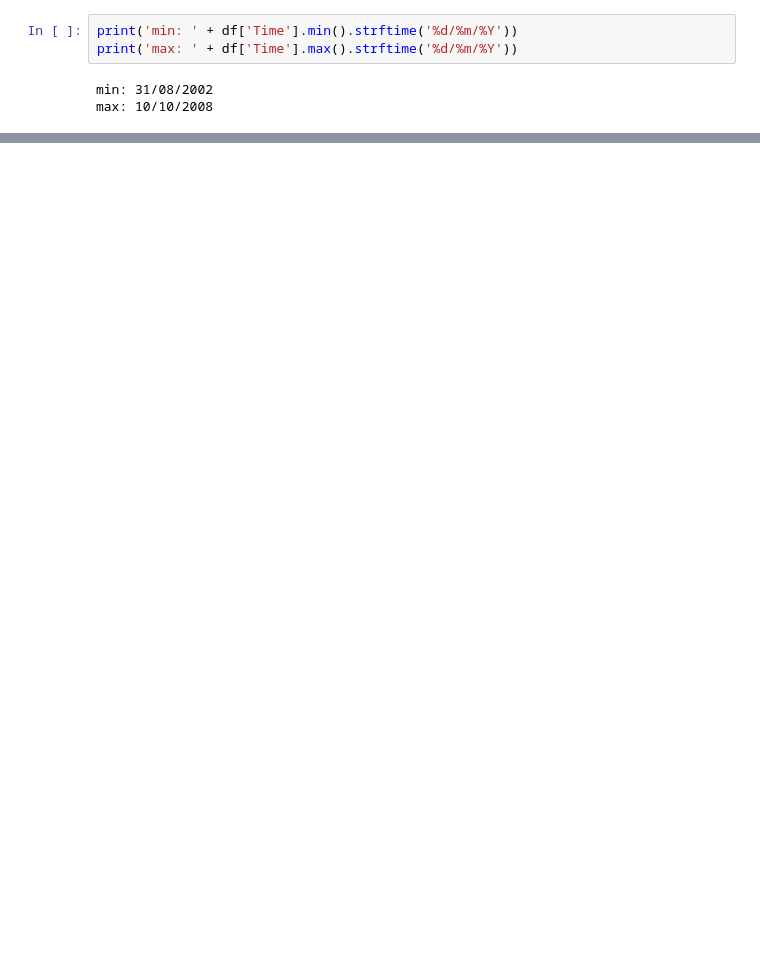
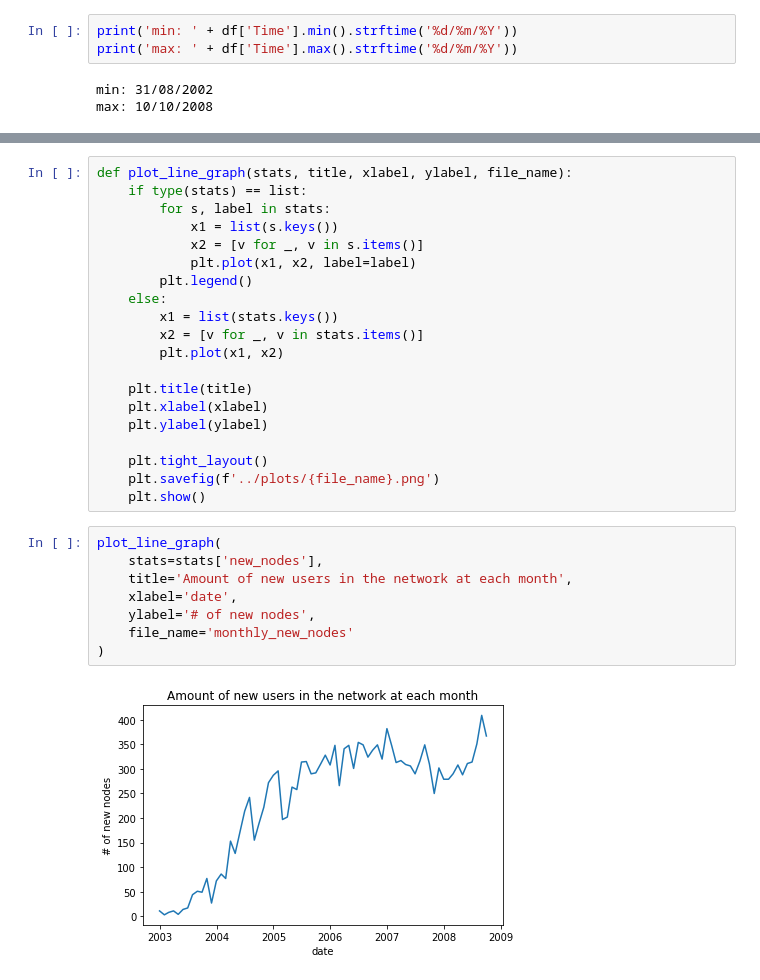
Before and after one commit to LukasDCode/Companionship-Network, a Jupyter notebook: src/over_time_analysis.ipynb, the cells around one changed output, grey strips where cells are left out. Saved outputs shown, nothing was run; the diff lists cells and outputs as text; blank space fills up the shorter version.

```diff
--- a/src/over_time_analysis.ipynb
+++ b/src/over_time_analysis.ipynb
@@ -45,0 +189,30 @@ max: 10/10/2008
+# %%
+def plot_line_graph(stats, title, xlabel, ylabel, file_name):
+    if type(stats) == list:
+        for s, label in stats:
+            x1 = list(s.keys())
+            x2 = [v for _, v in s.items()]
+            plt.plot(x1, x2, label=label)
+        plt.legend()
+    else:
+        x1 = list(stats.keys())
+        x2 = [v for _, v in stats.items()]
+        plt.plot(x1, x2)
+
+    plt.title(title)
+    plt.xlabel(xlabel)
+    plt.ylabel(ylabel)
+
+    plt.tight_layout()
+    plt.savefig(f'../plots/{file_name}.png')
+    plt.show()
+# %%
+plot_line_graph(
+    stats=stats['new_nodes'],
+    title='Amount of new users in the network at each month',
+    xlabel='date',
+    ylabel='# of new nodes',
+    file_name='monthly_new_nodes'
+)
+# %% [output]
+[figure, added]
```
Also changed, not shown: parts of 19 cells of this notebook, 5 other files.
